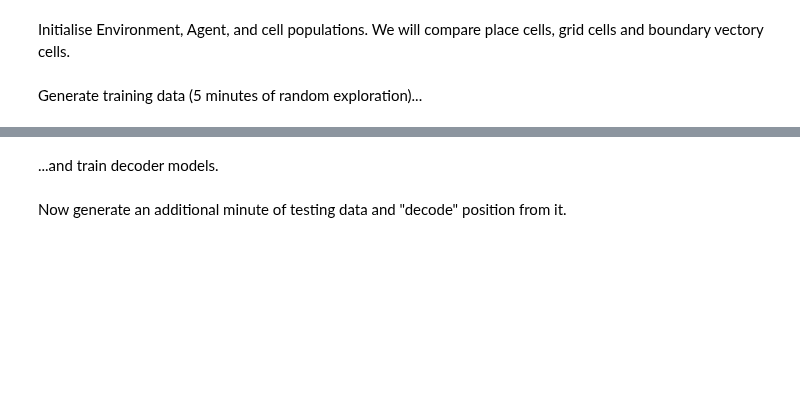
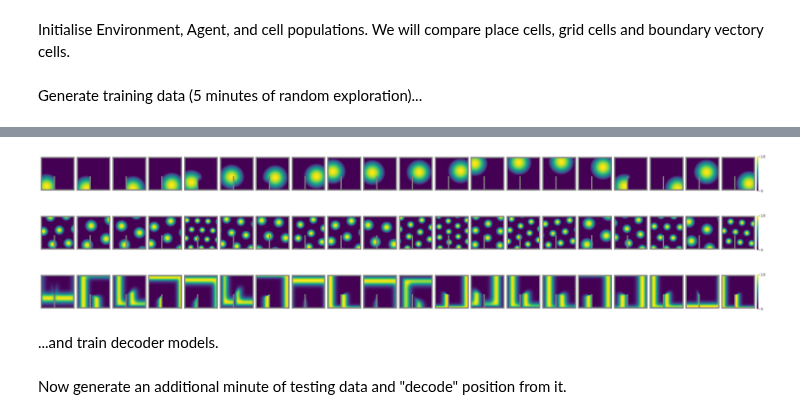
Before and after one commit to RatInABox-Lab/RatInABox, a Jupyter notebook: demos/decoding_position_example.ipynb, the cells around one changed output, grey strips where cells are left out. Saved outputs shown, nothing was run; the diff lists cells and outputs as text; code cells hidden in the pictures; blank space fills up the shorter version.

```diff
--- a/demos/decoding_position_example.ipynb
+++ b/demos/decoding_position_example.ipynb
@@ -98,3 +100,14 @@ Ag.plot_trajectory()
+# %%
+fig, ax = PCs.plot_rate_map(chosen_neurons='all')
+if save_plots == True: tpl.saveFigure(fig, "PCs")
+fig, ax = GCs.plot_rate_map(chosen_neurons='all')
+if save_plots == True: tpl.saveFigure(fig, "GCs")
+fig, ax = BVCs.plot_rate_map(chosen_neurons='all')
+if save_plots == True: tpl.saveFigure(fig, "BVCs")
+# %% [output]
+[figure, added]
+[figure, added]
+[figure, added]
 # %% [markdown]
 ...and train decoder models.
 # %%
```
Also changed, not shown: parts of 12 cells of this notebook, 7 other files.
